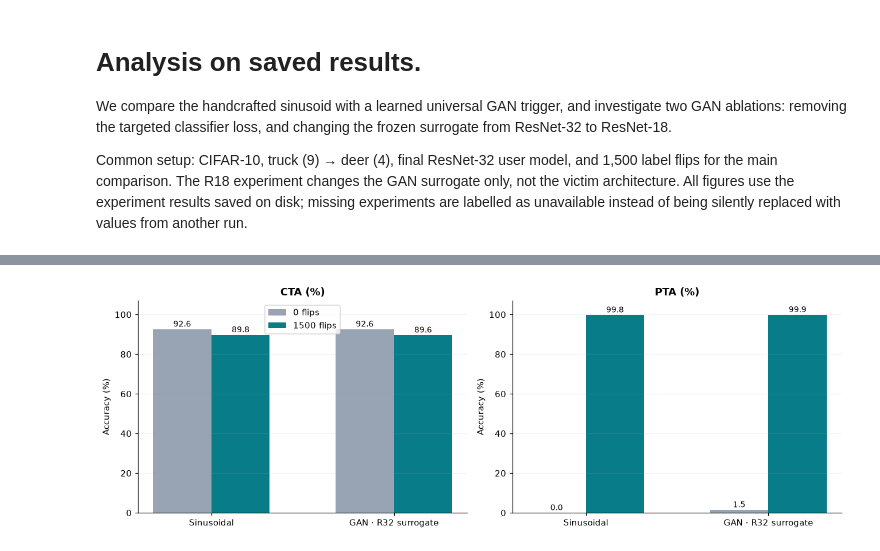
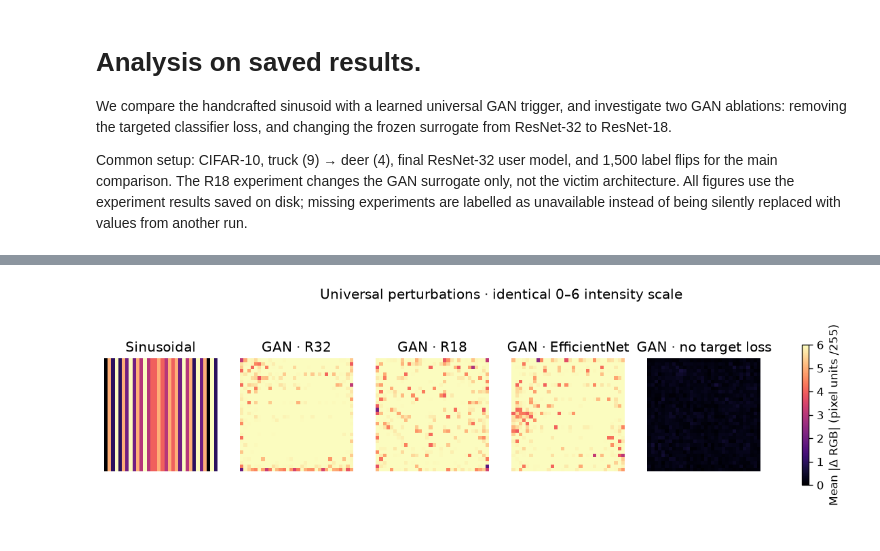
Before and after one commit to nadinehc/FLIP, a Jupyter notebook: compare_triggers.ipynb, the cells around one changed output, grey strips where cells are left out. Cells and saved outputs as stored; diff of their text form; code cells hidden in the pictures.

```diff
--- a/compare_triggers.ipynb
+++ b/compare_triggers.ipynb
@@ -83,0 +48,14 @@ Repository: /users/eleves-b/2026/beatrice.camera/projects/FLIP
+# %%
+records = []
+for v, s, b in itertools.product(MAIN, SEEDS, BUDGETS):
+    name = run_name(v, s, b)
+    result = load_metrics(EXP / name)
+    records.append({'variant': v, 'method': LABEL[v], 'seed': s, 'budget': b, 'run': name,
+                    'complete': result is not None,
+                    'CTA': np.nan if result is None else result['CTA'],
+                    'PTA': np.nan if result is None else result['PTA']})
+RUNS = pd.DataFrame(records)
+print(f"Completed {int(RUNS.complete.sum())} / {len(RUNS)} main victim runs")
+display(RUNS.groupby(['method', 'budget'], sort=False)['complete'].agg(['sum', 'count']).rename(columns={'sum': 'completed', 'count': 'expected'}))
+if (~RUNS.complete).any(): display(RUNS.loc[~RUNS.complete, ['run', 'budget', 'seed']].rename(columns={'run': 'Missing experiment'}))
+RUNS.to_csv(OUT / 'inventory_and_metrics.csv', index=False)
@@ -249,32 +240,39 @@ if arrays:
 # %%
-ZERO_CONTROLS = {
-    BASELINE: 'zero_flips_sinusoidal',
-    MAIN_GAN: 'zero_flips_gan',
-}
-zero_rows = []
-for name, folder in ZERO_CONTROLS.items():
-    for flips, run in ((0, folder), (BUDGET, RUNS[name]['user'])):
-        data = load_metrics(run)
-        if data is None: continue
-        zero_rows.append({'Method': name, 'Flipped labels': flips,
-                          'CTA (%)': data['cta'][-1], 'PTA (%)': data['pta'][-1]})
-ZERO = pd.DataFrame(zero_rows)
-if not ZERO.empty:
-    display(ZERO.round(2))
-    fig, axes = plt.subplots(1, 2, figsize=(12, 4.1))
-    methods = [k for k in ZERO_CONTROLS if k in ZERO['Method'].values]
-    x = np.arange(len(methods)); w=.32
-    for ax, metric in zip(axes, ('CTA (%)','PTA (%)')):
-        for j, flips in enumerate((0,BUDGET)):
-            vals = [ZERO.loc[(ZERO['Method']==name)&(ZERO['Flipped labels']==flips),metric] for name in methods]
-            vals = [float(v.iloc[0]) if len(v) else np.nan for v in vals]
-            bars = ax.bar(x + (j-.5)*w, np.nan_to_num(vals, nan=0), width=w,
-                          color=('#98a3b3' if flips==0 else '#087d89'), label=f'{flips} flips')
-            for b, val in zip(bars, vals):
-                ax.text(b.get_x()+b.get_width()/2, (val if np.isfinite(val) else 0)+1.3,
-                        f'{val:.1f}' if np.isfinite(val) else '—', ha='center', fontsize=9)
-        ax.set_xticks(x, methods); ax.set_ylim(0,107); ax.set_ylabel('Accuracy (%)')
-        ax.set_title(metric, fontweight='bold'); ax.grid(axis='y',alpha=.15)
-    axes[0].legend(); plt.tight_layout(); plt.show()
-else: print('Zero-flip files not present.')
+def delta_file(v,s):
+    if v=='sin': return None
+    suffix={'r32':'', 'r18':'r18', 'effnet':'effnet', 'notarget':'notarget'}[v]
+    pieces=[suffix] if suffix else []
+    if s: pieces.append(f's{s}')
+    tail='_'+'_'.join(pieces) if pieces else ''
+    return NOISE/f'universal_delta{tail}.npy'
+
+trig=[]; arrays={}
+for v in ALL:
+    for s in ([0] if v=='sin' else SEEDS):
+        if v=='sin':
+            try:
+                grey=Image.new('RGB',(32,32),(128,128,128))
+                arr=np.asarray(pick_poisoner('1xs','cifar',TGT).poisoner(grey),dtype=float)-128.
+            except Exception as ex: print('Sinusoid unavailable:',ex); continue
+        else:
+            f=delta_file(v,s)
+            if not f.is_file(): print('Missing perturbation:',f.relative_to(ROOT));continue
+            arr=np.asarray(np.load(f),dtype=float)
+            if arr.shape==(3,32,32): arr=arr.transpose(1,2,0)
+        if arr.shape!=(32,32,3): print('Unexpected delta shape:',v,s,arr.shape); continue
+        arrays[(v,s)]=arr
+        trig.append({'variant':v,'method':LABEL[v],'generator_seed':s,'Linf_pixel':float(np.abs(arr).max()),
+                     'RMS_pixel':float(np.sqrt(np.mean(arr**2))),'mean_absolute_pixel':float(np.abs(arr).mean())})
+TRIG=pd.DataFrame(trig)
+if not TRIG.empty:
+    display(TRIG.groupby('method',sort=False)[['Linf_pixel','RMS_pixel','mean_absolute_pixel']].agg(['mean','std','count']).round(3))
+    TRIG.to_csv(OUT/'trigger_magnitude_per_seed.csv',index=False)
+    shown=[v for v in ALL if (v,0) in arrays]
+    fig,axes=plt.subplots(1,len(shown),figsize=(2.6*len(shown),2.8),squeeze=False)
+    for ax,v in zip(axes[0],shown):
+        im=ax.imshow(np.abs(arrays[(v,0)]).mean(axis=2),cmap='magma',vmin=0,vmax=6)
+        ax.set_title(LABEL[v]); ax.axis('off')
+    fig.colorbar(im,ax=axes[0].tolist(),shrink=.8,label='Mean |Δ RGB| (pixel units /255)')
+    fig.suptitle('Universal perturbations · identical 0–6 intensity scale',y=1.05)
+    savefig(fig,'06_universal_noise_magnitude');plt.show()
 # %% [output]
@@ -286,2 +287,2 @@ else: print('Zero-flip files not present.')
-[figure, old version]
+[figure, new version]
 # %% [markdown]
```
Also changed, not shown: parts of 23 cells of this notebook, 1 other file.
